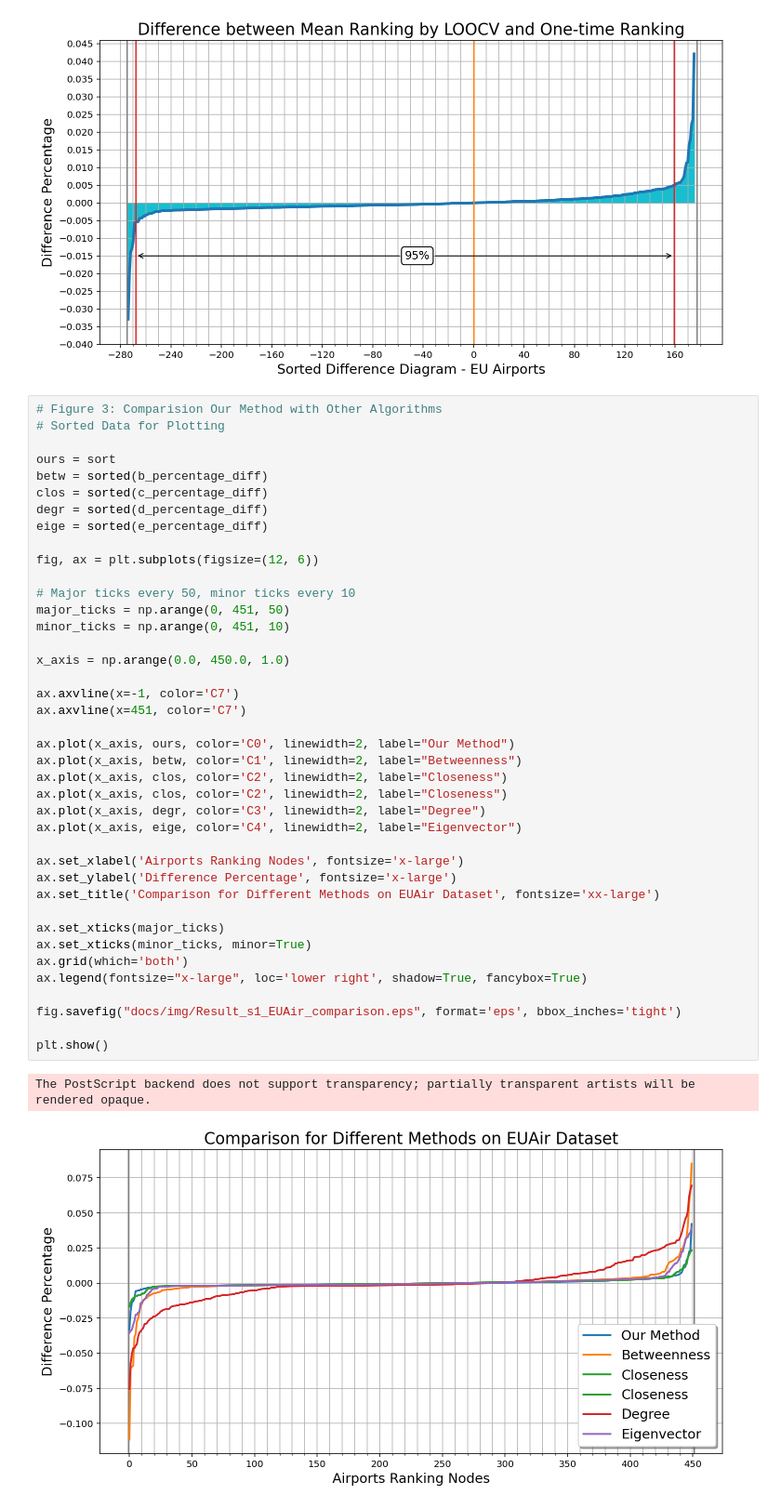
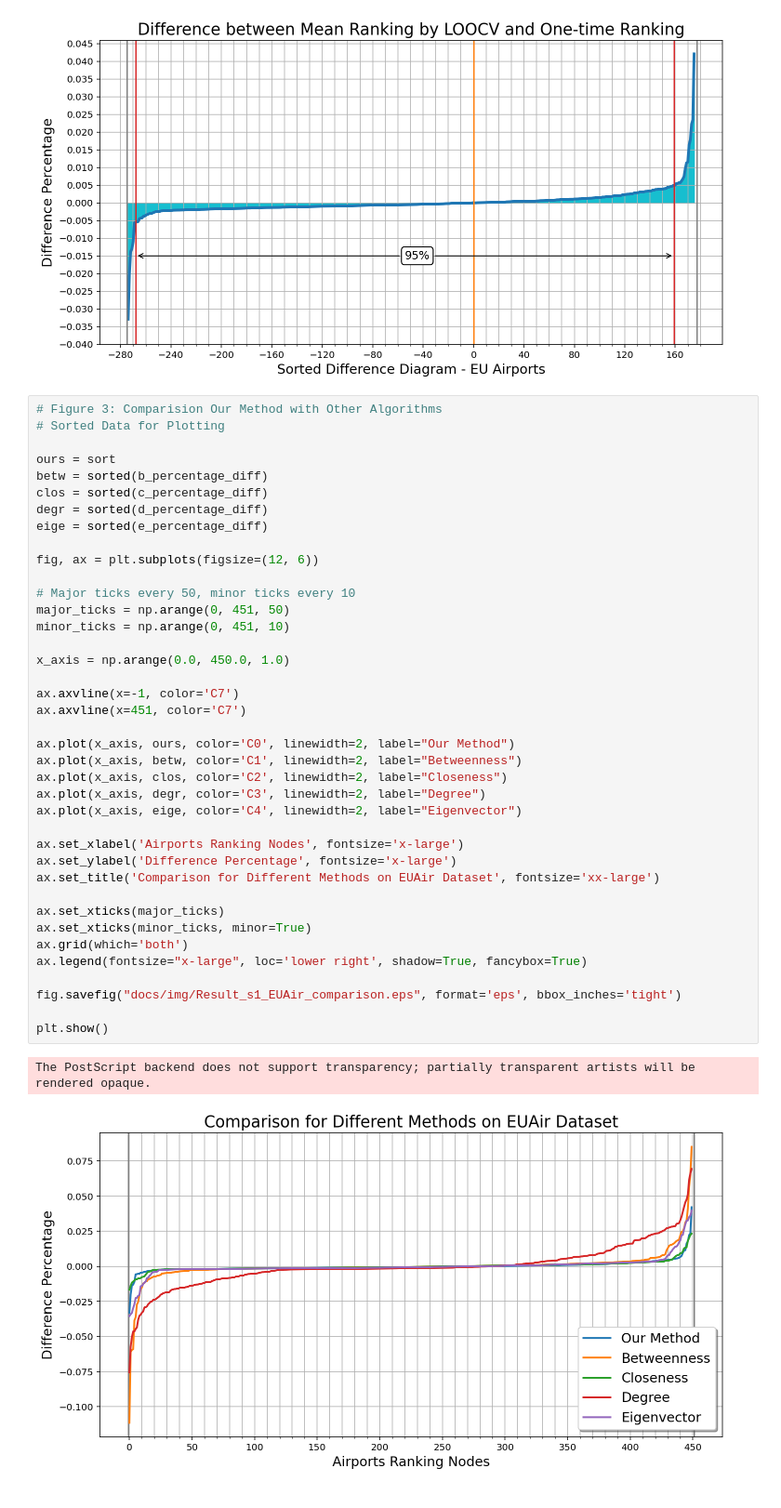
Before and after one commit to ninn-kou/iRank, a Jupyter notebook: EUAir_Experiments.ipynb, the cells around one changed output. Shown at 93% size. Saved outputs shown, nothing was run; the diff lists cells and outputs as text.

```diff
--- a/EUAir_Experiments.ipynb
+++ b/EUAir_Experiments.ipynb
@@ -392,32 +398,31 @@ fig, ax = plt.subplots(figsize=(12, 6))
 
 # Major ticks every 50, minor ticks every 10
 major_ticks = np.arange(0, 451, 50)
 minor_ticks = np.arange(0, 451, 10)
 
 x_axis = np.arange(0.0, 450.0, 1.0)
 
 ax.axvline(x=-1, color='C7')
 ax.axvline(x=451, color='C7')
 
 ax.plot(x_axis, ours, color='C0', linewidth=2, label="Our Method")
 ax.plot(x_axis, betw, color='C1', linewidth=2, label="Betweenness")
 ax.plot(x_axis, clos, color='C2', linewidth=2, label="Closeness")
-ax.plot(x_axis, clos, color='C2', linewidth=2, label="Closeness")
 ax.plot(x_axis, degr, color='C3', linewidth=2, label="Degree")
 ax.plot(x_axis, eige, color='C4', linewidth=2, label="Eigenvector")
 
 ax.set_xlabel('Airports Ranking Nodes', fontsize='x-large')
 ax.set_ylabel('Difference Percentage', fontsize='x-large')
 ax.set_title('Comparison for Different Methods on EUAir Dataset', fontsize='xx-large')
 
 ax.set_xticks(major_ticks)
 ax.set_xticks(minor_ticks, minor=True)
 ax.grid(which='both')
 ax.legend(fontsize="x-large", loc='lower right', shadow=True, fancybox=True)
 
 fig.savefig("docs/img/Result_s1_EUAir_comparison.eps", format='eps', bbox_inches='tight')
 
 plt.show()
 # %% [output]
 The PostScript backend does not support transparency; partially transparent artists will be rendered opaque.
-[figure, old version]
+[figure, new version]
```
Also changed, not shown: parts of 1 cell of this notebook, 5 other files.
